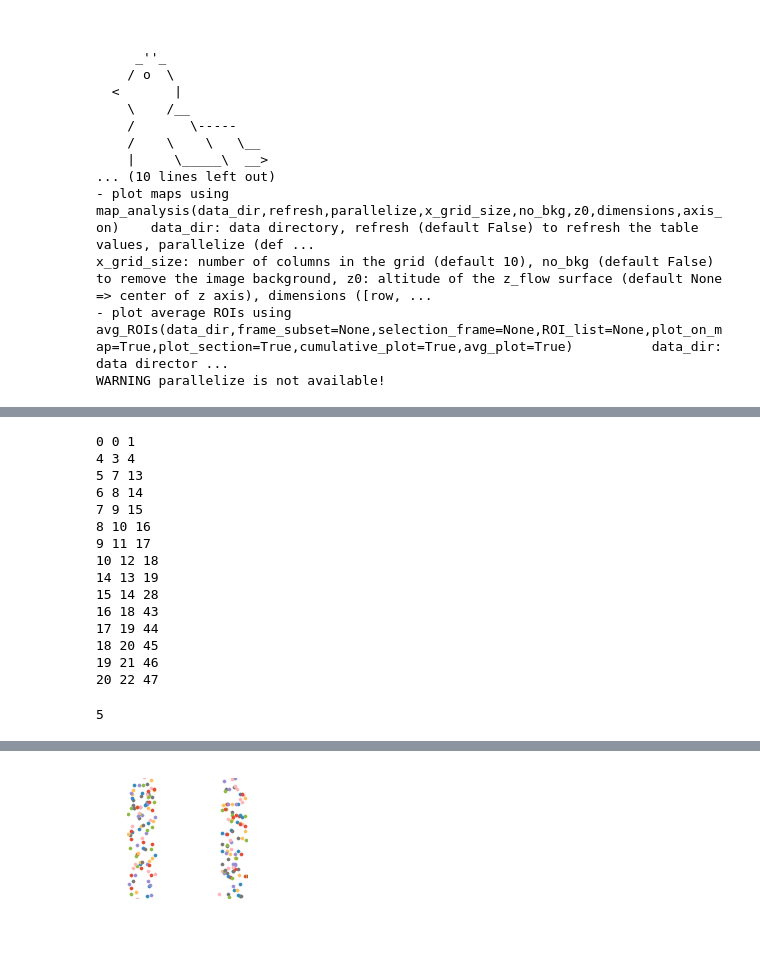
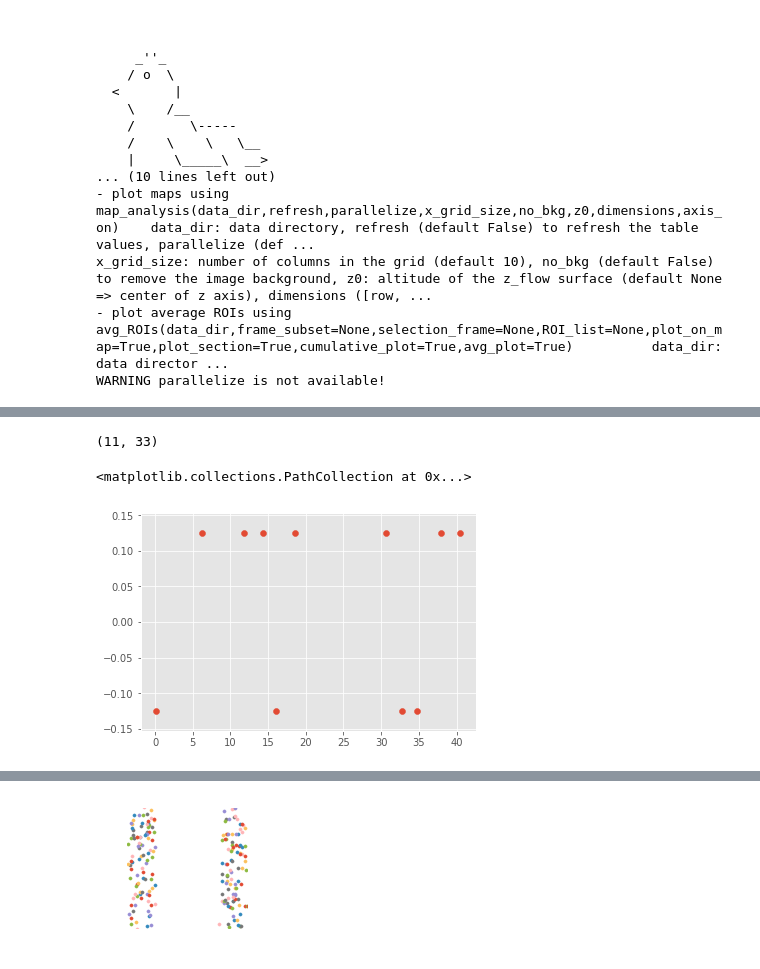
Before and after one commit to amichaut/track_analysis, a Jupyter notebook: codes/analyze_traj.ipynb, the cells around one changed output, grey strips where cells are left out. Cells and saved outputs as stored; diff of their text form; code cells hidden in the pictures.

```diff
--- a/codes/analyze_traj.ipynb
+++ b/codes/analyze_traj.ipynb
@@ -77,40 +101,9 @@ x=np.array(x);y=np.array(y)
-# %%
-data=np.concatenate((x[:,None],y[:,None]),axis=1)
-window_size=3
-func=np.sum
-
-i=0
-win_first_ind=0
-new_x=[]
-new_y=[]
-while i<data.shape[0]-2:
-    print win_first_ind,i,data[i,0]
-    while data[i+1,0]-data[win_first_ind,0]<= window_size: #filling by right
-            i+=1
-    new_x.append(np.mean(data[win_first_ind:i+1,0]))
-    new_y.append(func(data[win_first_ind:i+1,1]))
-    while data[i+1,0]-data[win_first_ind,0]>window_size: #removing by left
-        win_first_ind+=1
-
-new_x=np.array(new_x);new_y=np.array(new_y)
-new_data=np.concatenate((new_x[:,None],new_y[:,None]),axis=1)
-# %% [output]
-0 0 1
-4 3 4
-5 7 13
-6 8 14
-7 9 15
-8 10 16
-9 11 17
-10 12 18
-14 13 19
-15 14 28
-16 18 43
-17 19 44
-18 20 45
-19 21 46
-20 22 47
+# %%
+group.shape
+# %% [output]
+(11, 33)
 # %%
-np.sum(data[0:5,1])
+scatter(data[:,0],data[:,1])
 # %% [output]
-5
+<matplotlib.collections.PathCollection at 0x...>
+[figure, added]
```
Also changed, not shown: parts of 9 cells of this notebook, 1 other file.
